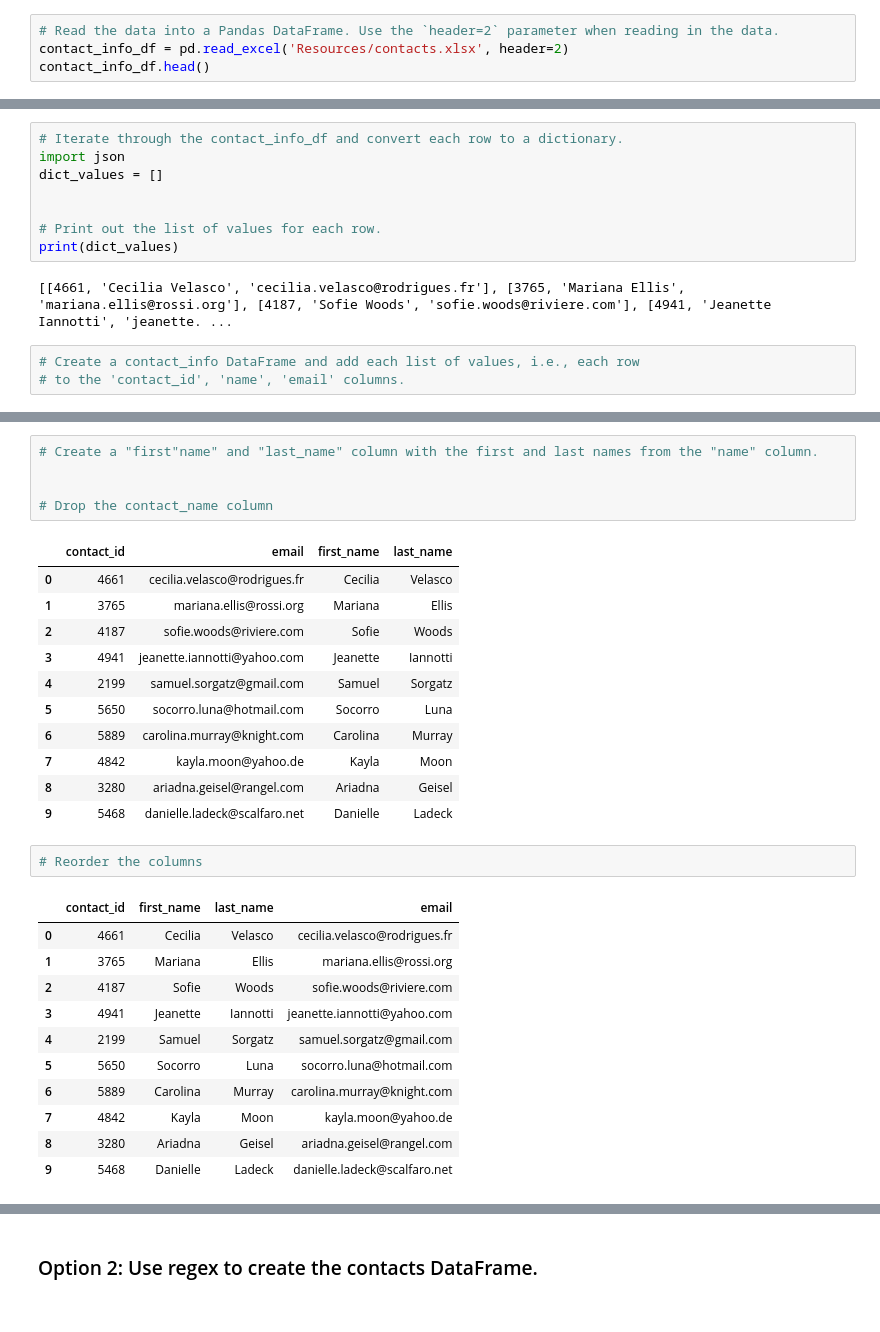
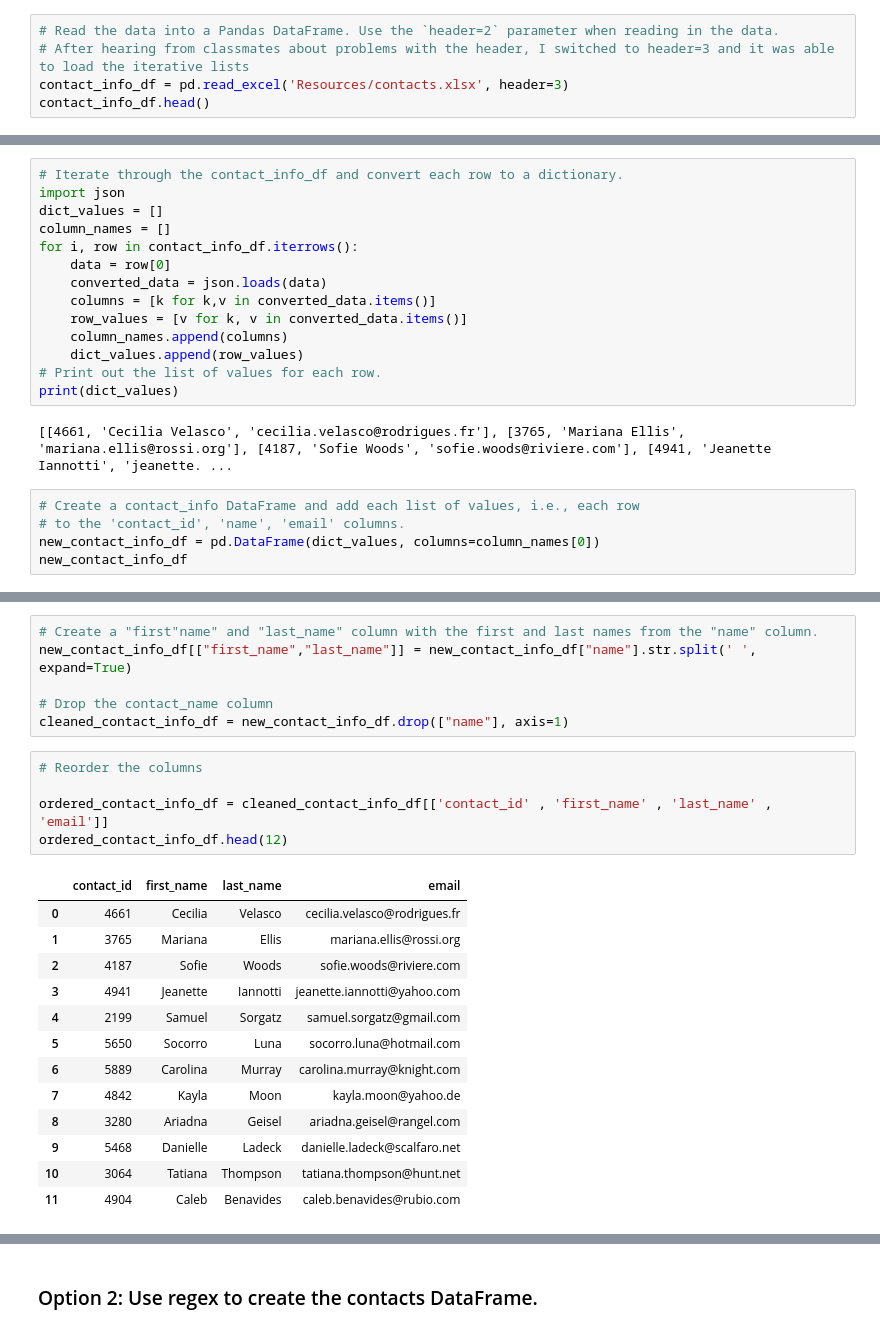
Before and after one commit to rdekker3/Crowdfunding_ETL, a Jupyter notebook: Ryan_M_Dekker_ETL_Mini_Project_Starter_Code.ipynb, the cells around one changed output, grey strips where cells are left out. Cells and saved outputs as stored; diff of their text form.

```diff
--- a/Ryan_M_Dekker_ETL_Mini_Project_Starter_Code.ipynb
+++ b/Ryan_M_Dekker_ETL_Mini_Project_Starter_Code.ipynb
@@ -305,6 +305,7 @@ campaign_cleaned.to_csv("Resources/campaign.csv", index=False)
 ### Extract the contacts.xlsx Data.
 # %%
 # Read the data into a Pandas DataFrame. Use the `header=2` parameter when reading in the data.
-contact_info_df = pd.read_excel('Resources/contacts.xlsx', header=2)
+# After hearing from classmates about problems with the header, I switched to header=3 and it was able to load the iterative lists
+contact_info_df = pd.read_excel('Resources/contacts.xlsx', header=3)
 contact_info_df.head()
 # %% [output]
@@ -330,8 +358,14 @@ Then export the DataFrame as a `contacts.csv` CSV file.
 # Iterate through the contact_info_df and convert each row to a dictionary.
 import json
 dict_values = []
-
-
+column_names = []
+for i, row in contact_info_df.iterrows():
+    data = row[0]
+    converted_data = json.loads(data)
+    columns = [k for k,v in converted_data.items()]
+    row_values = [v for k, v in converted_data.items()]
+    column_names.append(columns)
+    dict_values.append(row_values)
 # Print out the list of values for each row.
 print(dict_values)
 # %% [output]
@@ -339,6 +373,8 @@ print(dict_values)
 # %%
 # Create a contact_info DataFrame and add each list of values, i.e., each row
 # to the 'contact_id', 'name', 'email' columns.
+new_contact_info_df = pd.DataFrame(dict_values, columns=column_names[0])
+new_contact_info_df
 # %% [output]
 |  | contact_id | name | email |
 | 0 | 4661 | Cecilia Velasco | cecilia.velasco@rodrigues.fr |
@@ -361,34 +405,28 @@ dtypes: int64(1), object(2)
 memory usage: 23.6+ KB
 # %%
 # Create a "first"name" and "last_name" column with the first and last names from the "name" column.
-
+new_contact_info_df[["first_name","last_name"]] = new_contact_info_df["name"].str.split(' ', expand=True)
 
 # Drop the contact_name column
+cleaned_contact_info_df = new_contact_info_df.drop(["name"], axis=1)
-# %% [output]
-|  | contact_id | email | first_name | last_name |
-| 0 | 4661 | cecilia.velasco@rodrigues.fr | Cecilia | Velasco |
-| 1 | 3765 | mariana.ellis@rossi.org | Mariana | Ellis |
-| 2 | 4187 | sofie.woods@riviere.com | Sofie | Woods |
-| 3 | 4941 | jeanette.iannotti@yahoo.com | Jeanette | Iannotti |
-| 4 | 2199 | samuel.sorgatz@gmail.com | Samuel | Sorgatz |
-| 5 | 5650 | socorro.luna@hotmail.com | Socorro | Luna |
-| 6 | 5889 | carolina.murray@knight.com | Carolina | Murray |
-| 7 | 4842 | kayla.moon@yahoo.de | Kayla | Moon |
-| 8 | 3280 | ariadna.geisel@rangel.com | Ariadna | Geisel |
-| 9 | 5468 | danielle.ladeck@scalfaro.net | Danielle | Ladeck |
 # %%
 # Reorder the columns
+
+ordered_contact_info_df = cleaned_contact_info_df[['contact_id' , 'first_name' , 'last_name' , 'email']]
+ordered_contact_info_df.head(12)
 # %% [output]
 |  | contact_id | first_name | last_name | email |
 | 0 | 4661 | Cecilia | Velasco | cecilia.velasco@rodrigues.fr |
 | 1 | 3765 | Mariana | Ellis | mariana.ellis@rossi.org |
 | 2 | 4187 | Sofie | Woods | sofie.woods@riviere.com |
 | 3 | 4941 | Jeanette | Iannotti | jeanette.iannotti@yahoo.com |
 | 4 | 2199 | Samuel | Sorgatz | samuel.sorgatz@gmail.com |
 | 5 | 5650 | Socorro | Luna | socorro.luna@hotmail.com |
 | 6 | 5889 | Carolina | Murray | carolina.murray@knight.com |
 | 7 | 4842 | Kayla | Moon | kayla.moon@yahoo.de |
 | 8 | 3280 | Ariadna | Geisel | ariadna.geisel@rangel.com |
 | 9 | 5468 | Danielle | Ladeck | danielle.ladeck@scalfaro.net |
+| 10 | 3064 | Tatiana | Thompson | tatiana.thompson@hunt.net |
+| 11 | 4904 | Caleb | Benavides | caleb.benavides@rubio.com |
 # %%
 # Check the datatypes one more time before exporting as CSV file.
```
Also changed, not shown: parts of 9 cells of this notebook, 3 other files.
